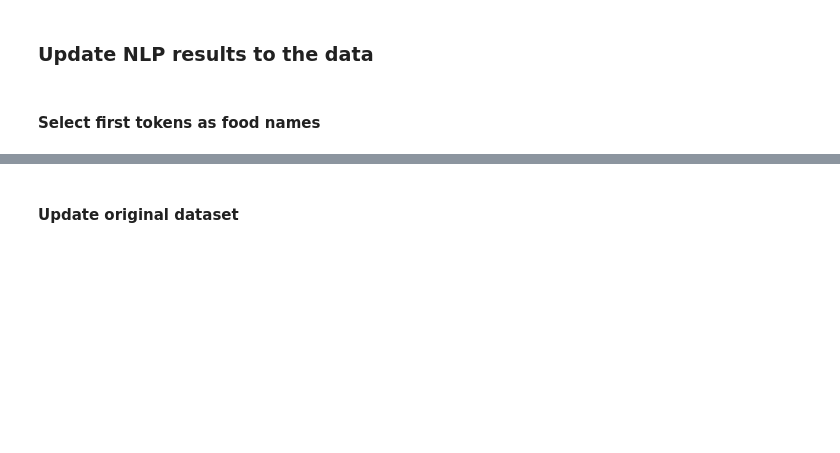
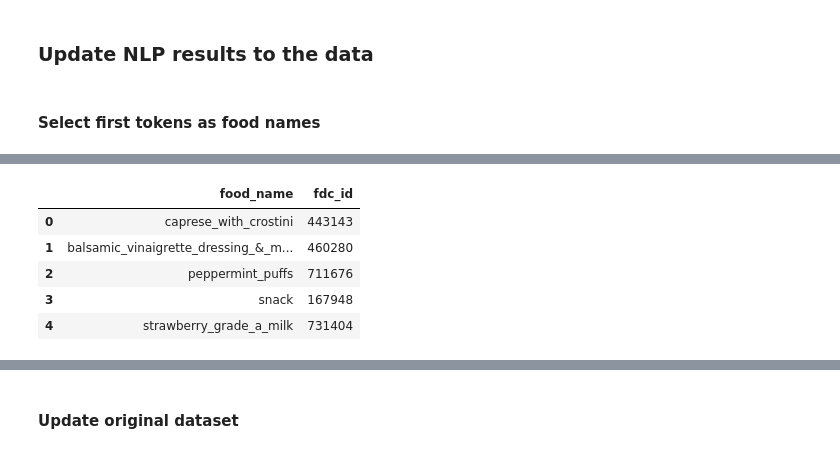
Before and after one commit to Naomi3024/DATS-6501_Capstone, a Jupyter notebook: Codes/nlpdata.ipynb, the cells around one changed output, grey strips where cells are left out. Cells and saved outputs as stored; diff of their text form; code cells hidden in the pictures; blank space fills up the shorter version.

```diff
--- a/Codes/nlpdata.ipynb
+++ b/Codes/nlpdata.ipynb
@@ -294,0 +370,9 @@ for food in processed_des['food_name']:
+# %%
+processed_des_nutrient.head()
+# %% [output]
+|  | food_name | fdc_id |
+| 0 | caprese_with_crostini | 443143 |
+| 1 | balsamic_vinaigrette_dressing_&_m... | 460280 |
+| 2 | peppermint_puffs | 711676 |
+| 3 | snack | 167948 |
+| 4 | strawberry_grade_a_milk | 731404 |
```
Also changed, not shown: parts of 24 cells of this notebook, 1 other file.
